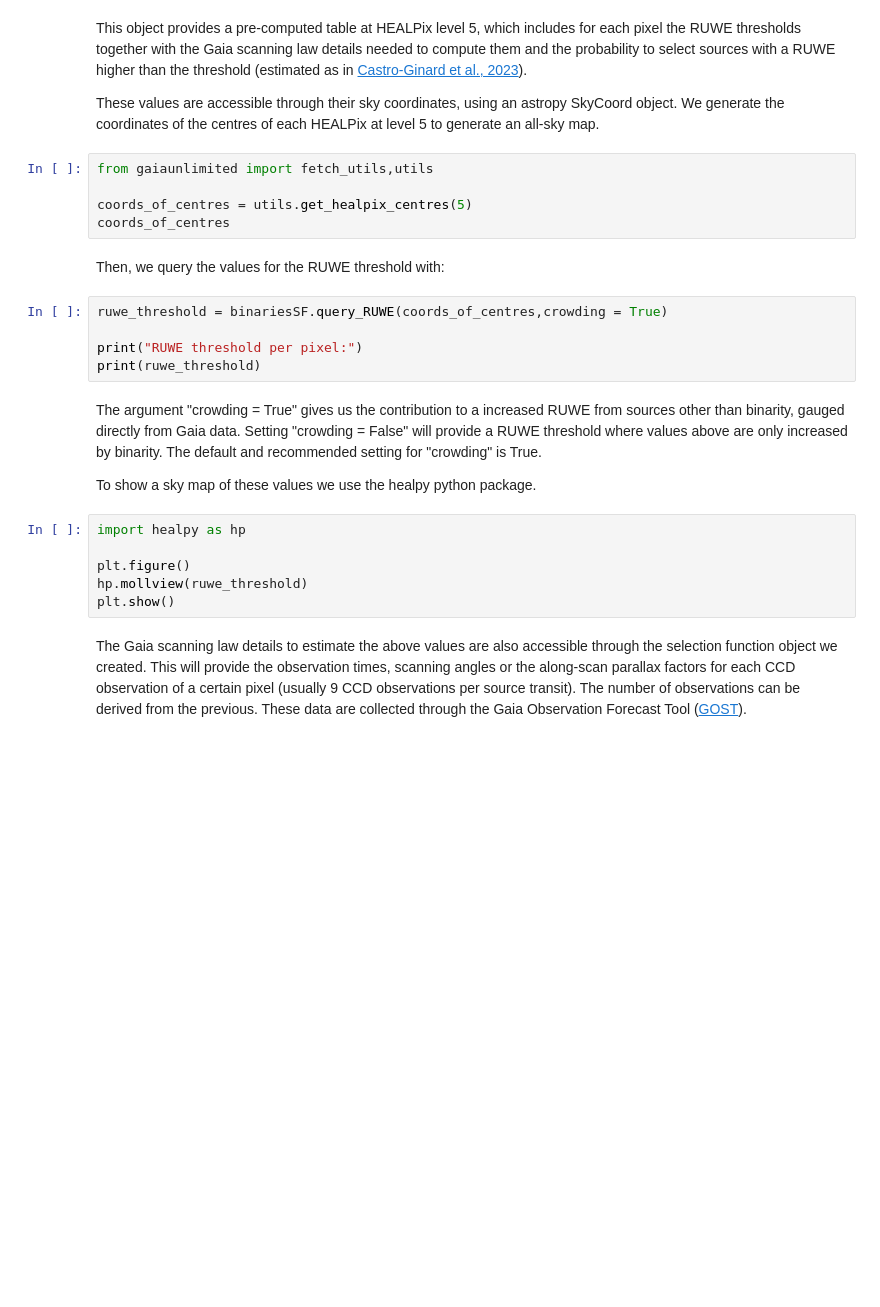
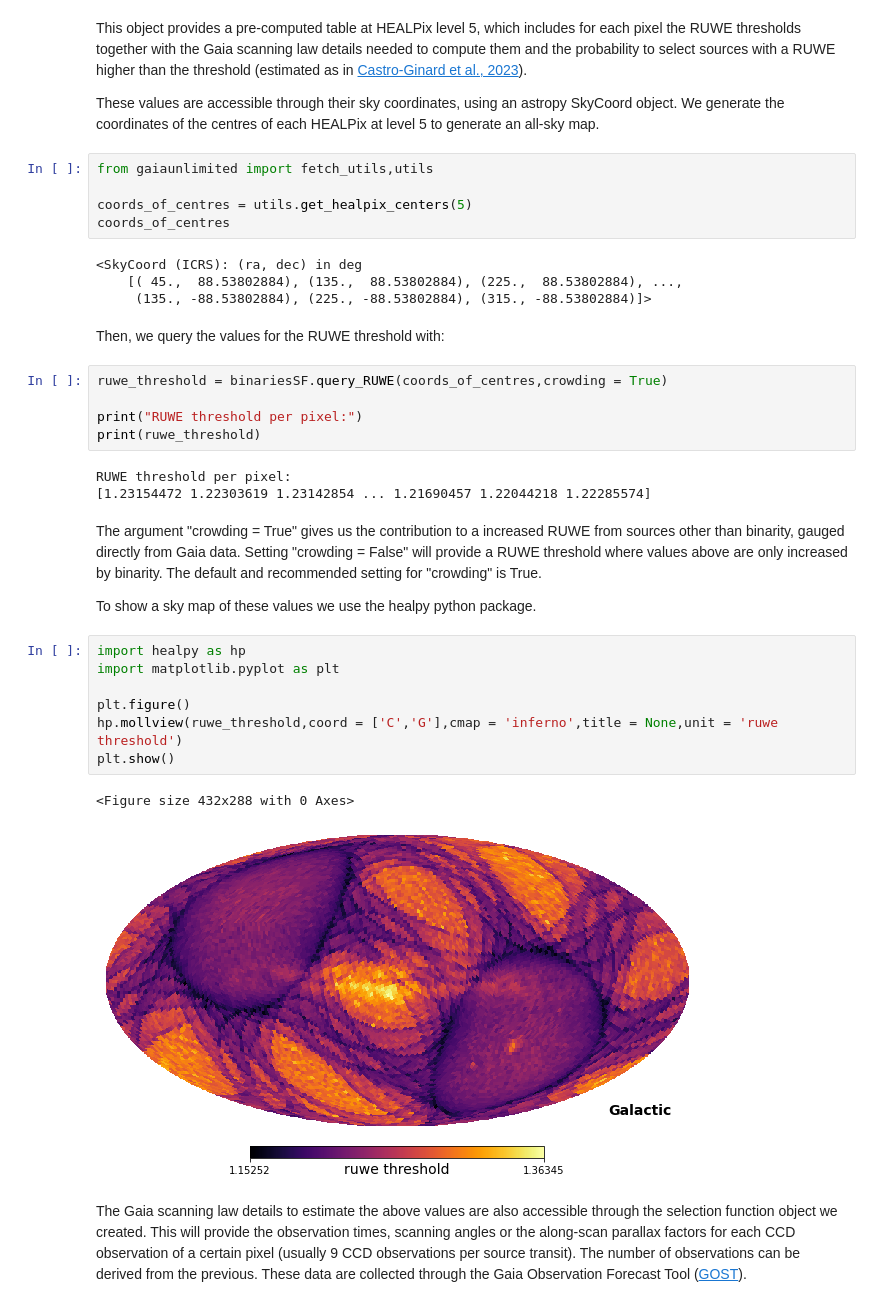
Before and after one commit to gaia-unlimited/gaiaunlimited, a Jupyter notebook: docs/notebooks/dr3-unresolved-binaries.ipynb, the cells around one changed output. Drawn from its saved outputs; the diff is of its cells as text; blank space fills up the shorter version.

```diff
--- a/docs/notebooks/dr3-unresolved-binaries.ipynb
+++ b/docs/notebooks/dr3-unresolved-binaries.ipynb
@@ -25,8 +27,12 @@ These values are accessible through their sky coordinates, using an astropy SkyC
 # %%
 from gaiaunlimited import fetch_utils,utils
 
-coords_of_centres = utils.get_healpix_centres(5)
+coords_of_centres = utils.get_healpix_centers(5)
 coords_of_centres
+# %% [output]
+<SkyCoord (ICRS): (ra, dec) in deg
+    [( 45.,  88.53802884), (135.,  88.53802884), (225.,  88.53802884), ...,
+     (135., -88.53802884), (225., -88.53802884), (315., -88.53802884)]>
 # %% [markdown]
 Then, we query the values for the RUWE threshold with:
 # %%
@@ -34,16 +40,23 @@ ruwe_threshold = binariesSF.query_RUWE(coords_of_centres,crowding = True)
 
 print("RUWE threshold per pixel:")
 print(ruwe_threshold)
+# %% [output]
+RUWE threshold per pixel:
+[1.23154472 1.22303619 1.23142854 ... 1.21690457 1.22044218 1.22285574]
 # %% [markdown]
 The argument "crowding = True" gives us the contribution to a increased RUWE from sources other than binarity, gauged directly from Gaia data. Setting "crowding = False" will provide a RUWE threshold where values above are only increased by binarity. The default and recommended setting for "crowding" is True.
 
 To show a sky map of these values we use the healpy python package.
 # %%
 import healpy as hp
+import matplotlib.pyplot as plt
 
 plt.figure()
-hp.mollview(ruwe_threshold)
+hp.mollview(ruwe_threshold,coord = ['C','G'],cmap = 'inferno',title = None,unit = 'ruwe threshold')
 plt.show()
+# %% [output]
+<Figure size 432x288 with 0 Axes>
+[figure, added]
 # %% [markdown]
 The Gaia scanning law details to estimate the above values are also accessible through the selection function object we created. This will provide the observation times, scanning angles or the along-scan parallax factors for each CCD observation of a certain pixel (usually 9 CCD observations per source transit). The number of observations can be derived from the previous. These data are collected through the Gaia Observation Forecast Tool ([GOST](https://gaia.esac.esa.int/gost/)).
 # %%
```
Also changed, not shown: parts of 4 cells of this notebook.
